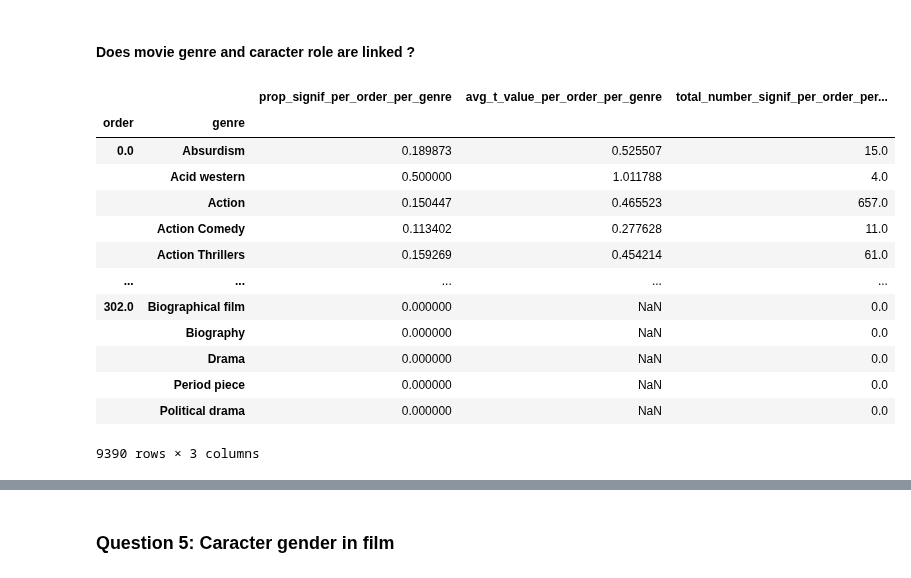
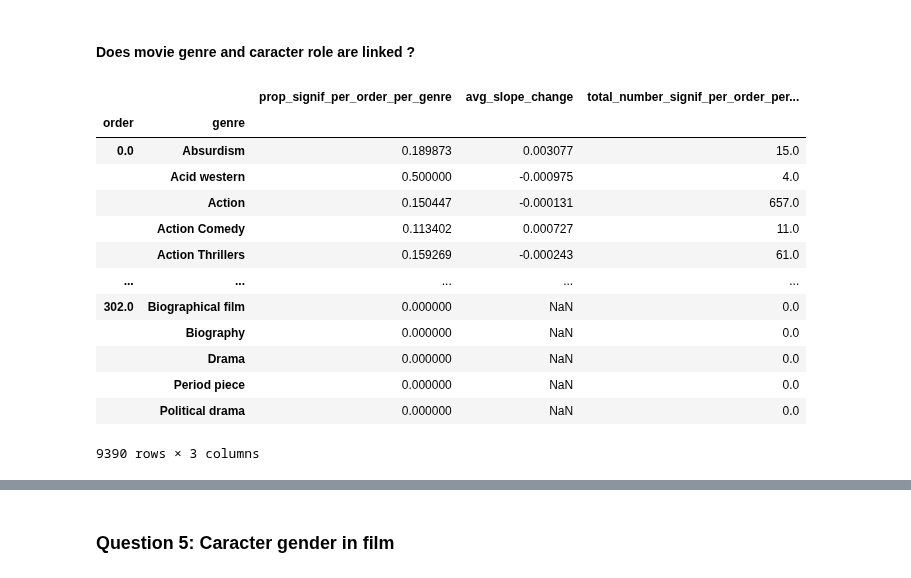
Before and after one commit to epfl-ada/ada-2023-project-abadakor, a Jupyter notebook: parallel_questions.ipynb, the cells around one changed output, grey strips where cells are left out. Cells and saved outputs as stored; diff of their text form; code cells hidden in the pictures.

```diff
--- a/parallel_questions.ipynb
+++ b/parallel_questions.ipynb
@@ -568,19 +568,19 @@ display(name_by_order_prop_df)
 # %%
 # Does the order influence is impacted by movie genre ? Study of impact due to role importance per movie genre
 name_by_order_by_genre_prop_df = movie_genre_aggregate_df.groupby(['order','genre']).apply(lambda x: pd.Series({
         'prop_signif_per_order_per_genre': (x['p_value'] < 0.1).sum()/len(x['p_value']),
-        'avg_t_value_per_order_per_genre': x['t_stat'].mean(),
+        'avg_slope_change': x['slope_change'].mean(),
         'total_number_signif_per_order_per_genre': (x['p_value'] < 0.1).sum(),
     }))
 display(name_by_order_by_genre_prop_df)
 # %% [output]
-|  |  | prop_signif_per_order_per_genre | avg_t_value_per_order_per_genre | total_number_signif_per_order_per... |
+|  |  | prop_signif_per_order_per_genre | avg_slope_change | total_number_signif_per_order_per... |
 | order | genre |  |  |  |
-| 0.0 | Absurdism | 0.189873 | 0.525507 | 15.0 |
-|  | Acid western | 0.500000 | 1.011788 | 4.0 |
-|  | Action | 0.150447 | 0.465523 | 657.0 |
-|  | Action Comedy | 0.113402 | 0.277628 | 11.0 |
-|  | Action Thrillers | 0.159269 | 0.454214 | 61.0 |
+| 0.0 | Absurdism | 0.189873 | 0.003077 | 15.0 |
+|  | Acid western | 0.500000 | -0.000975 | 4.0 |
+|  | Action | 0.150447 | -0.000131 | 657.0 |
+|  | Action Comedy | 0.113402 | 0.000727 | 11.0 |
+|  | Action Thrillers | 0.159269 | -0.000243 | 61.0 |
 | ... | ... | ... | ... | ... |
 | 302.0 | Biographical film | 0.000000 | NaN | 0.0 |
 |  | Biography | 0.000000 | NaN | 0.0 |
```
Also changed, not shown: parts of 9 cells of this notebook.
